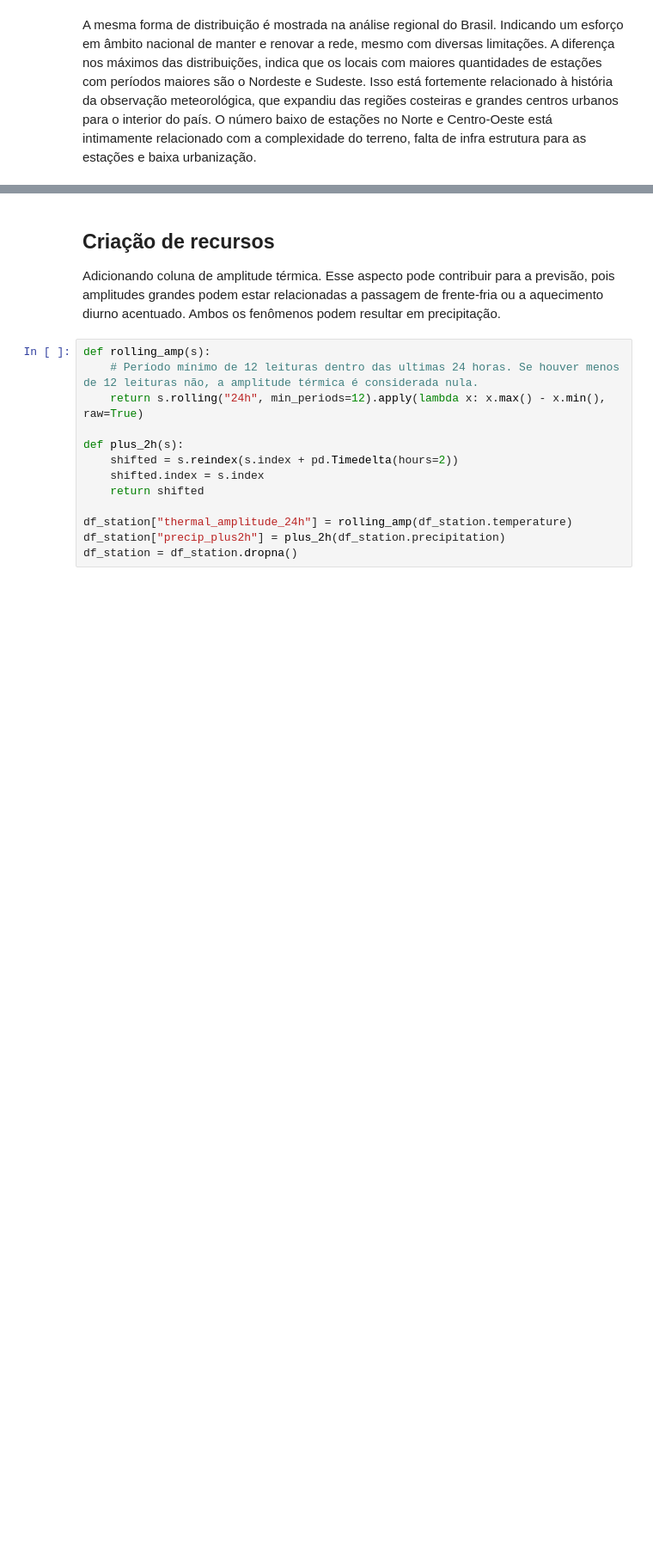
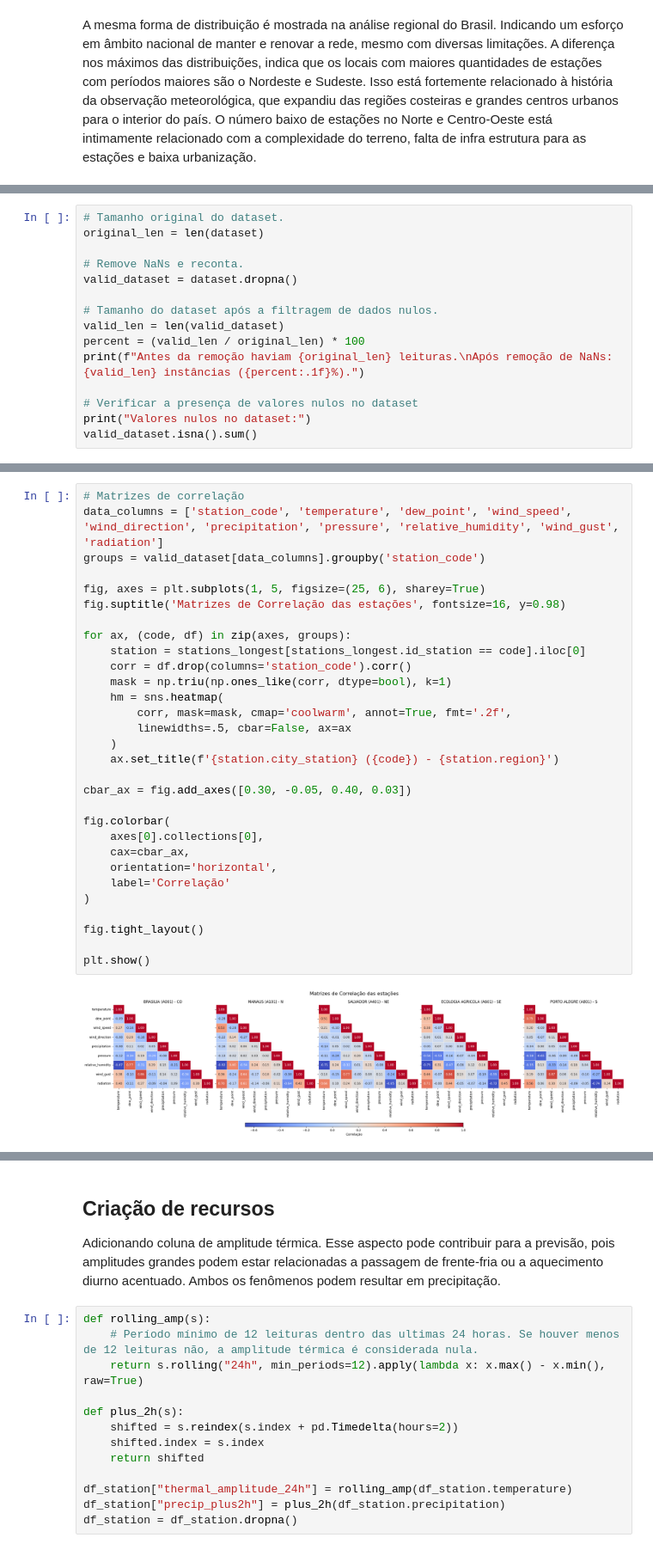
Before and after one commit to marcolinomsn/data_processing, a Jupyter notebook: Análise_de_Dados_e_Boas_Práticas_(40530010055_20250_01).ipynb, the cells around one changed output, grey strips where cells are left out. Shown: that part at 86% size. Drawn from its saved outputs; the diff is of its cells as text; blank space fills up the shorter version.

```diff
--- a/Análise_de_Dados_e_Boas_Práticas_(40530010055_20250_01).ipynb
+++ b/Análise_de_Dados_e_Boas_Práticas_(40530010055_20250_01).ipynb
@@ -514,0 +476,15 @@ Primeira estação válida: A601
+# %%
+# Tamanho original do dataset.
+original_len = len(dataset)
+
+# Remove NaNs e reconta.
+valid_dataset = dataset.dropna()
+
+# Tamanho do dataset após a filtragem de dados nulos.
+valid_len = len(valid_dataset)
+percent = (valid_len / original_len) * 100
+print(f"Antes da remoção haviam {original_len} leituras.\nApós remoção de NaNs: {valid_len} instâncias ({percent:.1f}%).")
+
+# Verificar a presença de valores nulos no dataset
+print("Valores nulos no dataset:")
+valid_dataset.isna().sum()
@@ -514,0 +572,32 @@ Primeira estação válida: A601
+# %%
+# Matrizes de correlação
+data_columns = ['station_code', 'temperature', 'dew_point', 'wind_speed', 'wind_direction', 'precipitation', 'pressure', 'relative_humidity', 'wind_gust', 'radiation']
+groups = valid_dataset[data_columns].groupby('station_code')
+
+fig, axes = plt.subplots(1, 5, figsize=(25, 6), sharey=True)
+fig.suptitle('Matrizes de Correlação das estações', fontsize=16, y=0.98)
+
+for ax, (code, df) in zip(axes, groups):
+    station = stations_longest[stations_longest.id_station == code].iloc[0]
+    corr = df.drop(columns='station_code').corr()
+    mask = np.triu(np.ones_like(corr, dtype=bool), k=1)
+    hm = sns.heatmap(
+        corr, mask=mask, cmap='coolwarm', annot=True, fmt='.2f',
+        linewidths=.5, cbar=False, ax=ax
+    )
+    ax.set_title(f'{station.city_station} ({code}) - {station.region}')
+
+cbar_ax = fig.add_axes([0.30, -0.05, 0.40, 0.03])
+
+fig.colorbar(
+    axes[0].collections[0],
+    cax=cbar_ax,
+    orientation='horizontal',
+    label='Correlação'
+)
+
+fig.tight_layout()
+
+plt.show()
+# %% [output]
+[figure, added]
```
Also changed, not shown: parts of 81 cells of this notebook.
